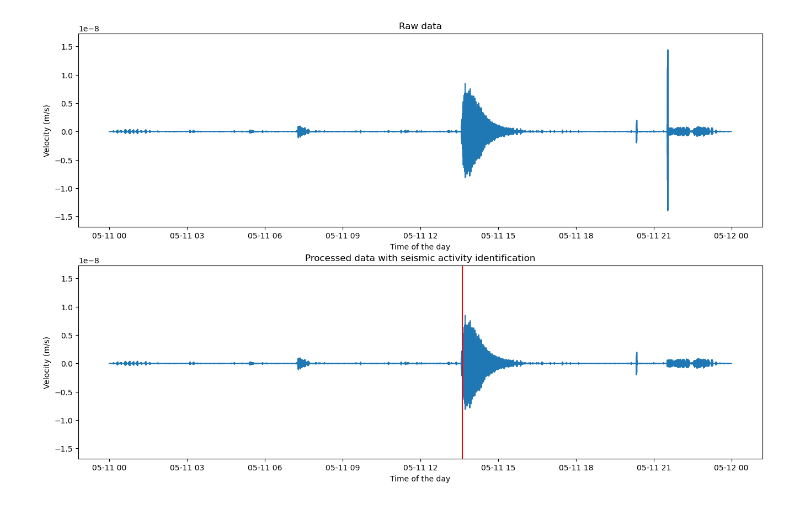
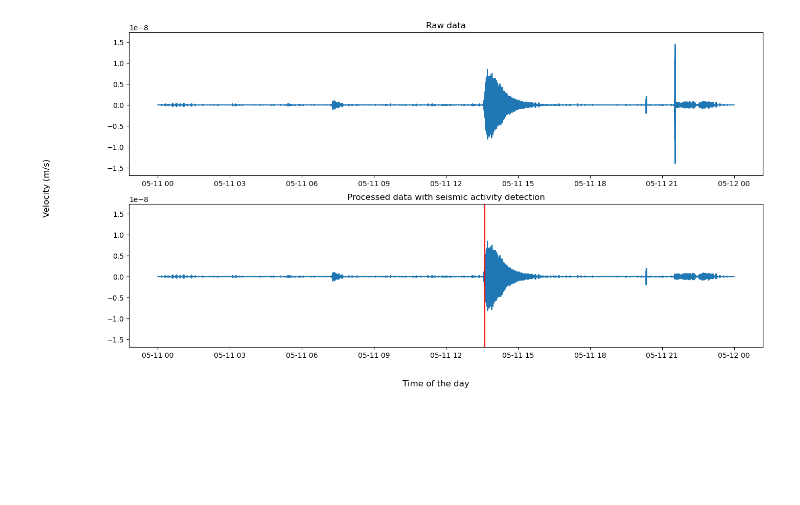
Before and after one commit to alexbeaulieu/skadra-space-apps-2024-notebooks, a Jupyter notebook: notebooks/notebook_with_filters.ipynb, the cells around one changed output. Drawn from its saved outputs; the diff is of its cells as text; code cells hidden in the pictures; blank space fills up the shorter version.

```diff
--- a/notebooks/notebook_with_filters.ipynb
+++ b/notebooks/notebook_with_filters.ipynb
@@ -217,6 +28,7 @@ def clean_B(data, params):
 # Util function
 
 def calc_sampling_freq(df):
+    """ Compute the sampling frequency of a dataframe """
     t_s = df["velocity"].index.diff().median().total_seconds()
 
     return 1/t_s
@@ -236,8 +49,8 @@ def bandpass_filter(dataframe, **kwargs):
 # %%
 from scipy.signal import find_peaks
 
-def remove_peaks(dataframe, **kwargs):
-
+def peak_filter(dataframe, **kwargs):
+    """ This filter is used to remove glitches from the data"""
 
     freq = calc_sampling_freq(dataframe)
 
@@ -255,6 +68,9 @@ def remove_peaks(dataframe, **kwargs):
                             wlen=wlen)
 
     data_out = dataframe.copy()
+
+    # Detected peaks are replaced by zeros
+    # Further processing will process these zeros as missing data
     for peak in peaks:
         data_out.iloc[peak-200:peak+200] = 0
 
@@ -313,8 +101,0 @@ data.describe()
-# %%
-freq = calc_sampling_freq(data)
-
-kwargs = {"f_lo":0.1, "f_hi":freq/2.1, "order":4}
-kwargs_2 = {"prominence_percent":60, "prominence_valley_time":15, "distance_time":1, "width_time_min":0, "width_time_max": 15}
-
-data_f = remove_peaks(data, **kwargs_2)
-# data_f = bandpass_filter(data, **kwargs)
@@ -413,0 +161,6 @@ def find_closest_peaks(peaks, range):
+# %%
+# Parameters for the glitches removal
+kwargs = {"prominence_percent":60, "prominence_valley_time":15, "distance_time":1, "width_time_min":0, "width_time_max": 15}
+
+# Remove the glitches
+data_f = peak_filter(data, **kwargs)
@@ -414,28 +197,24 @@ def find_closest_peaks(peaks, range):
 # %%
+# Plot the raw data and the filtered data used for detection
 
-fig= plt.figure(figsize=(16, 10))
+fig= plt.figure(figsize=(16, 8))
+
+fig.supxlabel("Time of the day")
+fig.supylabel("Velocity (m/s)")
 
 min_value = min(data.velocity)
 max_value = max(data.velocity)
 
 ax = plt.subplot(2, 1, 1)
 ax.title.set_text("Raw data")
 ax.plot(data.velocity)
 ax.set_ylim([min_value*1.2, max(data.velocity)*1.2])
-ax.set_xlabel("Time of the day")
-ax.set_ylabel("Velocity (m/s)")
 
 ax2 = plt.subplot(2, 1, 2)
-ax2.title.set_text("Processed data with seismic activity identification")
+ax2.title.set_text("Processed data with seismic activity detection")
 ax2.plot(data_f.velocity)
 ax2.set_ylim([min_value*1.2, max(data.velocity)*1.2])
-ax2.set_xlabel("Time of the day")
-ax2.set_ylabel("Velocity (m/s)")
 for peak in peaks_timestamp:
     ax2.axvline(peak, color='r')
-
-# ax2 = plt.subplot(2, 1, 2)
-# ax2.plot(data_f.velocity)
-# ax2.set_ylim([min_value*1.2, max(data.velocity)*1.2])
 # %% [output]
-[figure, old version]
+[figure, new version]
```
Also changed, not shown: parts of 38 cells of this notebook.
